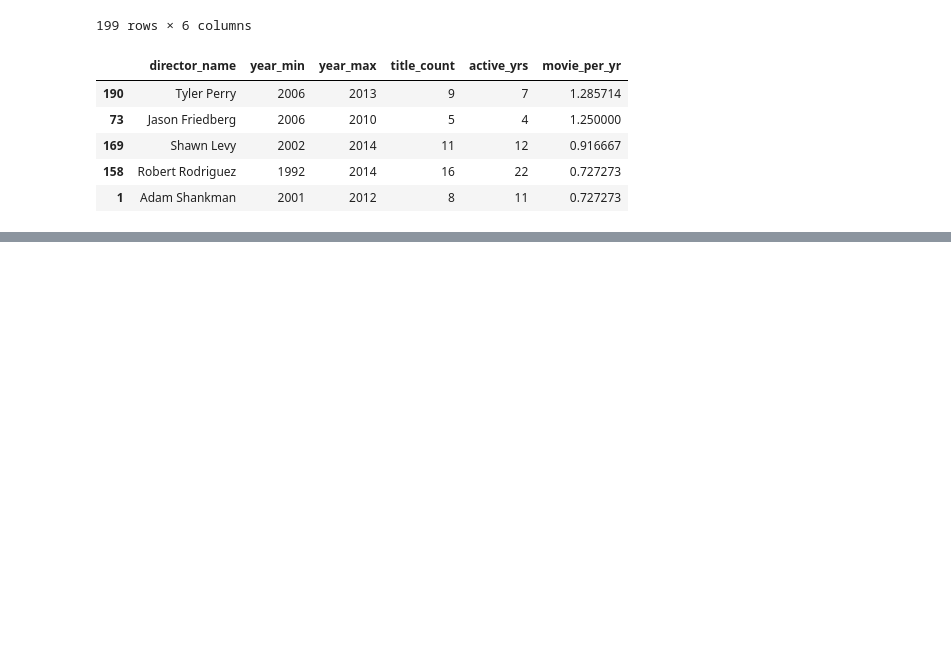
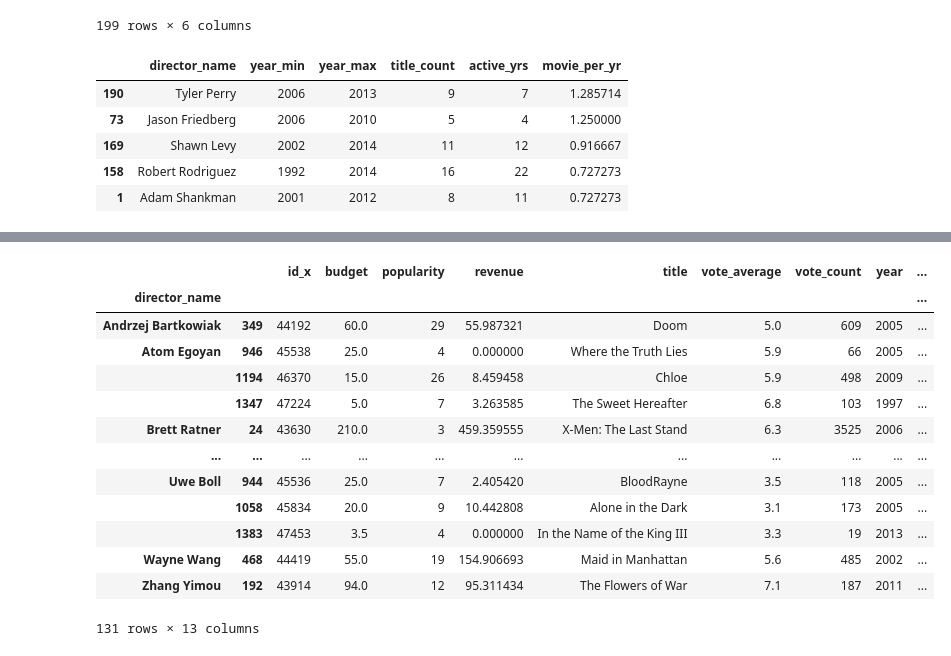
Before and after one commit to Anurag07-07/DSML-, a Jupyter notebook: day20.ipynb, the cells around one changed output, grey strips where cells are left out. Cells and saved outputs as stored; diff of their text form; code cells hidden in the pictures; blank space fills up the shorter version.

```diff
--- a/day20.ipynb
+++ b/day20.ipynb
@@ -708,0 +789,5 @@ df_agg.sort_values("movie_per_yr",ascending=False).head(5)
+# %%
+def substract_avg(x):
+  x["additional_budget"] = x["budget"] - x["budget"].mean()
+
+data.groupby("director_name").transform(substract_avg)
@@ -708,0 +798,5 @@ df_agg.sort_values("movie_per_yr",ascending=False).head(5)
+# %%
+def substract_avg(x):
+  return x - x.mean()
+
+data["additional_budget"] = data.groupby("director_name")["budget"].transform(substract_avg)
@@ -708,0 +828,23 @@ df_agg.sort_values("movie_per_yr",ascending=False).head(5)
+# %%
+def func(x):
+  x["risky"] = x["budget"] - x["revenue"].mean() >= 0
+  return x
+
+df_risky = data.groupby("director_name").apply(func)
+# %%
+df_risky.loc[df_risky["risky"]==True]
+# %% [output]
+|  |  | id_x | budget | popularity | revenue | title | vote_average | vote_count | year | ... |
+| director_name |  |  |  |  |  |  |  |  |  | ... |
+| Andrzej Bartkowiak | 349 | 44192 | 60.0 | 29 | 55.987321 | Doom | 5.0 | 609 | 2005 | ... |
+| Atom Egoyan | 946 | 45538 | 25.0 | 4 | 0.000000 | Where the Truth Lies | 5.9 | 66 | 2005 | ... |
+|  | 1194 | 46370 | 15.0 | 26 | 8.459458 | Chloe | 5.9 | 498 | 2009 | ... |
+|  | 1347 | 47224 | 5.0 | 7 | 3.263585 | The Sweet Hereafter | 6.8 | 103 | 1997 | ... |
+| Brett Ratner | 24 | 43630 | 210.0 | 3 | 459.359555 | X-Men: The Last Stand | 6.3 | 3525 | 2006 | ... |
+| ... | ... | ... | ... | ... | ... | ... | ... | ... | ... | ... |
+| Uwe Boll | 944 | 45536 | 25.0 | 7 | 2.405420 | BloodRayne | 3.5 | 118 | 2005 | ... |
+|  | 1058 | 45834 | 20.0 | 9 | 10.442808 | Alone in the Dark | 3.1 | 173 | 2005 | ... |
+|  | 1383 | 47453 | 3.5 | 4 | 0.000000 | In the Name of the King III | 3.3 | 19 | 2013 | ... |
+| Wayne Wang | 468 | 44419 | 55.0 | 19 | 154.906693 | Maid in Manhattan | 5.6 | 485 | 2002 | ... |
+| Zhang Yimou | 192 | 43914 | 94.0 | 12 | 95.311434 | The Flowers of War | 7.1 | 187 | 2011 | ... |
+131 rows × 13 columns
```
Also changed, not shown: parts of 18 cells of this notebook, 6 other files.
